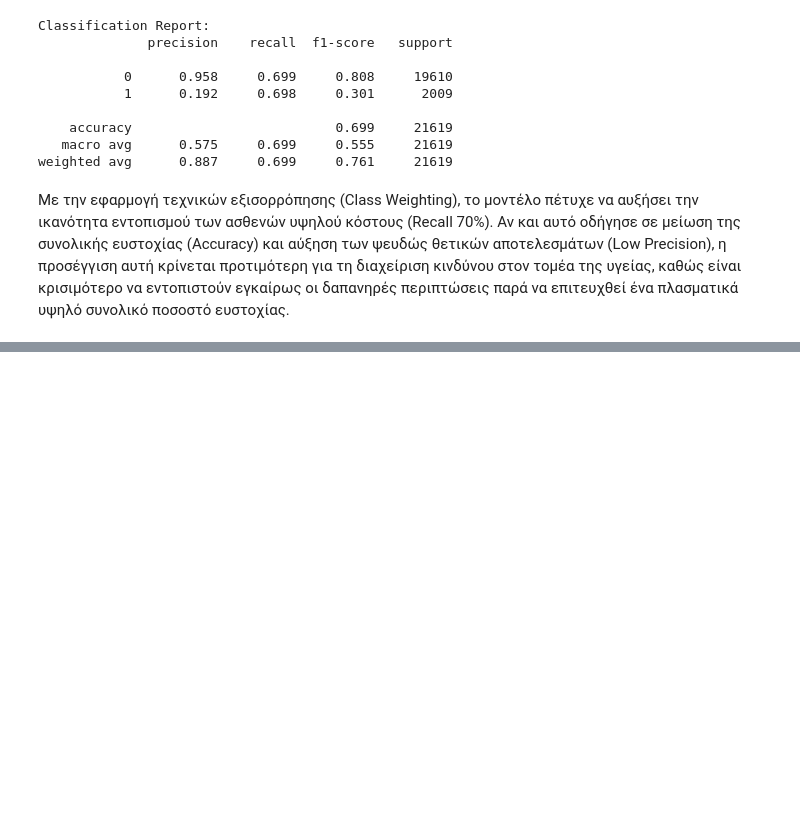
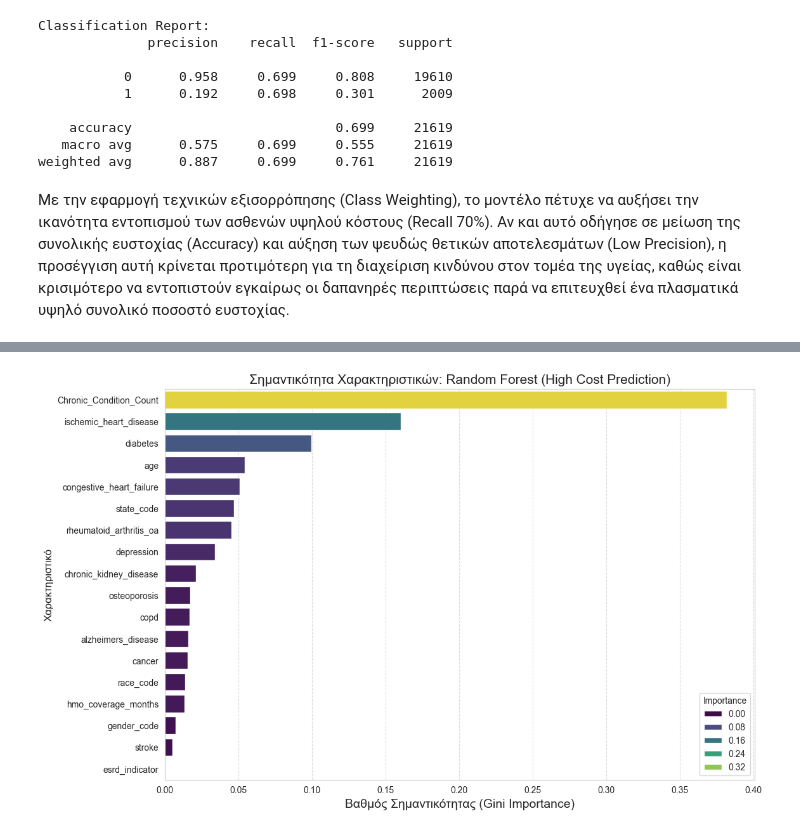
Before and after one commit to ClassiKaL1/medicare-data-mining, a Jupyter notebook: notebooks/Analysis_Medicare_2008.ipynb, the cells around one changed output, grey strips where cells are left out. Cells and saved outputs as stored; diff of their text form; code cells hidden in the pictures; blank space fills up the shorter version.

```diff
--- a/notebooks/Analysis_Medicare_2008.ipynb
+++ b/notebooks/Analysis_Medicare_2008.ipynb
@@ -583,0 +555,12 @@ weighted avg      0.887     0.699     0.761     21619
+# %%
+scaler = StandardScaler()
+X_train_scaled = scaler.fit_transform(X_train)
+X_test_scaled = scaler.transform(X_test)
+# %%
+rf_classifier = RandomForestClassifier(
+    n_estimators    =200,
+    class_weight    ='balanced',
+    max_depth       =10,
+    random_state    =42,
+    n_jobs          =-1
+)
@@ -583,0 +569,2 @@ weighted avg      0.887     0.699     0.761     21619
+# %%
+rf_classifier.fit(X_train_scaled, y_train)
@@ -583,0 +595,25 @@ weighted avg      0.887     0.699     0.761     21619
+# %%
+importances = rf_classifier.feature_importances_
+feature_names = X.columns
+
+# 2. Δημιουργούμε το DataFrame
+feature_importance_df = pd.DataFrame({
+    'Feature'   : feature_names,
+    'Importance': importances
+}).sort_values(by='Importance', ascending=False)
+
+# 3. Οπτικοποίηση
+plt.figure(figsize=(12, 8))
+sns.barplot(x       ='Importance',
+            y       ='Feature',
+            data    =feature_importance_df,
+            hue     ='Importance',
+            palette ='viridis')
+
+plt.title('Σημαντικότητα Χαρακτηριστικών: Random Forest (High Cost Prediction)', fontsize=15)
+plt.xlabel('Βαθμός Σημαντικότητας (Gini Importance)', fontsize=14)
+plt.ylabel('Χαρακτηριστικό', fontsize=12)
+plt.grid(axis='x', linestyle='--', alpha=0.7)
+plt.show()
+# %% [output]
+[figure, added]
```
Also changed, not shown: parts of 48 cells of this notebook.
